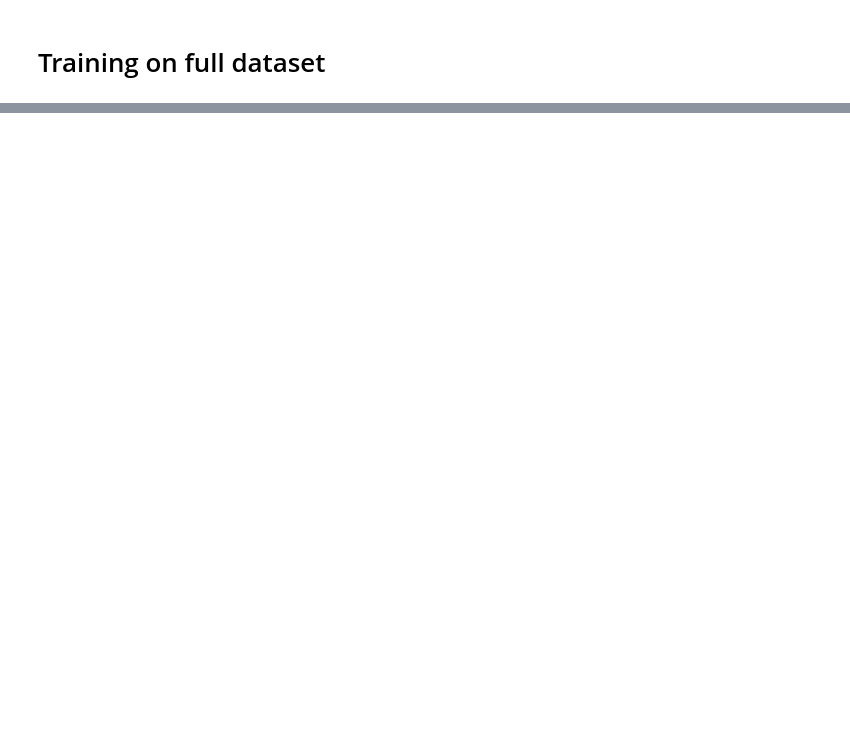
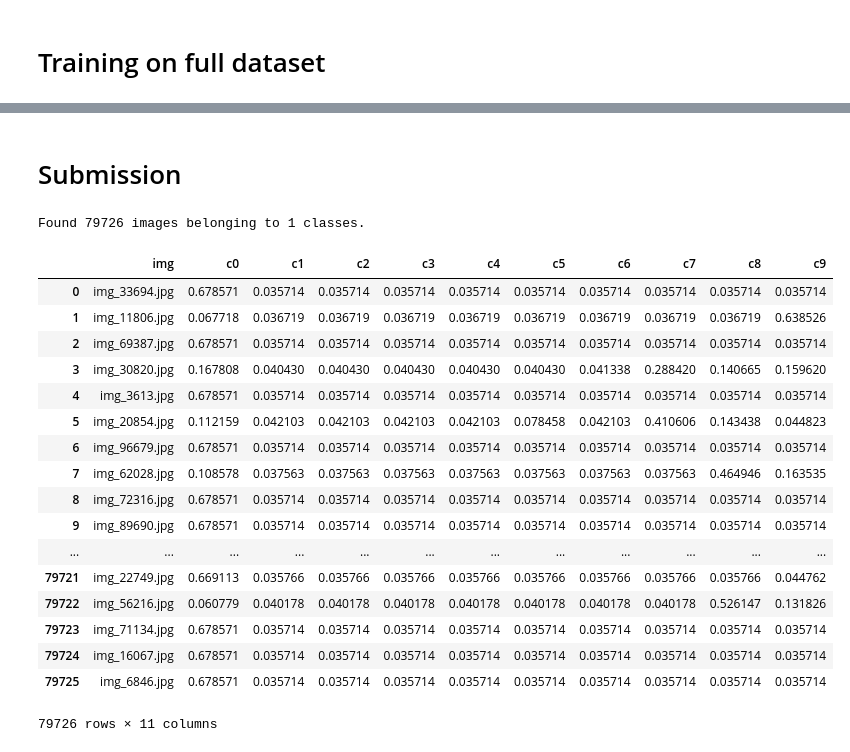
Before and after one commit to borowis/courses, a Jupyter notebook: deeplearning1/nbs/my_statefarm.ipynb, the cells around one changed output, grey strips where cells are left out. Cells and saved outputs as stored; diff of their text form; code cells hidden in the pictures; blank space fills up the shorter version.

```diff
--- a/deeplearning1/nbs/my_statefarm.ipynb
+++ b/deeplearning1/nbs/my_statefarm.ipynb
@@ -436,0 +511,33 @@ RuntimeError: The model needs to be compiled before being used.
+# %% [markdown]
+# Submission
+# %%
+test_batches, preds = vggbn.test(test_path, batch_size)
+# %% [output]
+Found 79726 images belonging to 1 classes.
+# %%
+file_names = map(lambda filename: filename.replace("unknown/", ""), test_batches.filenames)
+# %%
+results = map(lambda x,y: [x] + y.tolist(), file_names, do_clip(preds, 0.95))
+# %%
+df = pd.DataFrame(results, columns = ["img","c0","c1","c2","c3","c4","c5","c6","c7","c8","c9"])
+# %%
+df
+# %% [output]
+|  | img | c0 | c1 | c2 | c3 | c4 | c5 | c6 | c7 | c8 | c9 |
+| 0 | img_33694.jpg | 0.678571 | 0.035714 | 0.035714 | 0.035714 | 0.035714 | 0.035714 | 0.035714 | 0.035714 | 0.035714 | 0.035714 |
+| 1 | img_11806.jpg | 0.067718 | 0.036719 | 0.036719 | 0.036719 | 0.036719 | 0.036719 | 0.036719 | 0.036719 | 0.036719 | 0.638526 |
+| 2 | img_69387.jpg | 0.678571 | 0.035714 | 0.035714 | 0.035714 | 0.035714 | 0.035714 | 0.035714 | 0.035714 | 0.035714 | 0.035714 |
+| 3 | img_30820.jpg | 0.167808 | 0.040430 | 0.040430 | 0.040430 | 0.040430 | 0.040430 | 0.041338 | 0.288420 | 0.140665 | 0.159620 |
+| 4 | img_3613.jpg | 0.678571 | 0.035714 | 0.035714 | 0.035714 | 0.035714 | 0.035714 | 0.035714 | 0.035714 | 0.035714 | 0.035714 |
+| 5 | img_20854.jpg | 0.112159 | 0.042103 | 0.042103 | 0.042103 | 0.042103 | 0.078458 | 0.042103 | 0.410606 | 0.143438 | 0.044823 |
+| 6 | img_96679.jpg | 0.678571 | 0.035714 | 0.035714 | 0.035714 | 0.035714 | 0.035714 | 0.035714 | 0.035714 | 0.035714 | 0.035714 |
+| 7 | img_62028.jpg | 0.108578 | 0.037563 | 0.037563 | 0.037563 | 0.037563 | 0.037563 | 0.037563 | 0.037563 | 0.464946 | 0.163535 |
+| 8 | img_72316.jpg | 0.678571 | 0.035714 | 0.035714 | 0.035714 | 0.035714 | 0.035714 | 0.035714 | 0.035714 | 0.035714 | 0.035714 |
+| 9 | img_89690.jpg | 0.678571 | 0.035714 | 0.035714 | 0.035714 | 0.035714 | 0.035714 | 0.035714 | 0.035714 | 0.035714 | 0.035714 |
+| ... | ... | ... | ... | ... | ... | ... | ... | ... | ... | ... | ... |
+| 79721 | img_22749.jpg | 0.669113 | 0.035766 | 0.035766 | 0.035766 | 0.035766 | 0.035766 | 0.035766 | 0.035766 | 0.035766 | 0.044762 |
+| 79722 | img_56216.jpg | 0.060779 | 0.040178 | 0.040178 | 0.040178 | 0.040178 | 0.040178 | 0.040178 | 0.040178 | 0.526147 | 0.131826 |
+| 79723 | img_71134.jpg | 0.678571 | 0.035714 | 0.035714 | 0.035714 | 0.035714 | 0.035714 | 0.035714 | 0.035714 | 0.035714 | 0.035714 |
+| 79724 | img_16067.jpg | 0.678571 | 0.035714 | 0.035714 | 0.035714 | 0.035714 | 0.035714 | 0.035714 | 0.035714 | 0.035714 | 0.035714 |
+| 79725 | img_6846.jpg | 0.678571 | 0.035714 | 0.035714 | 0.035714 | 0.035714 | 0.035714 | 0.035714 | 0.035714 | 0.035714 | 0.035714 |
+79726 rows × 11 columns
```
Also changed, not shown: parts of 20 cells of this notebook, 2 other files.
